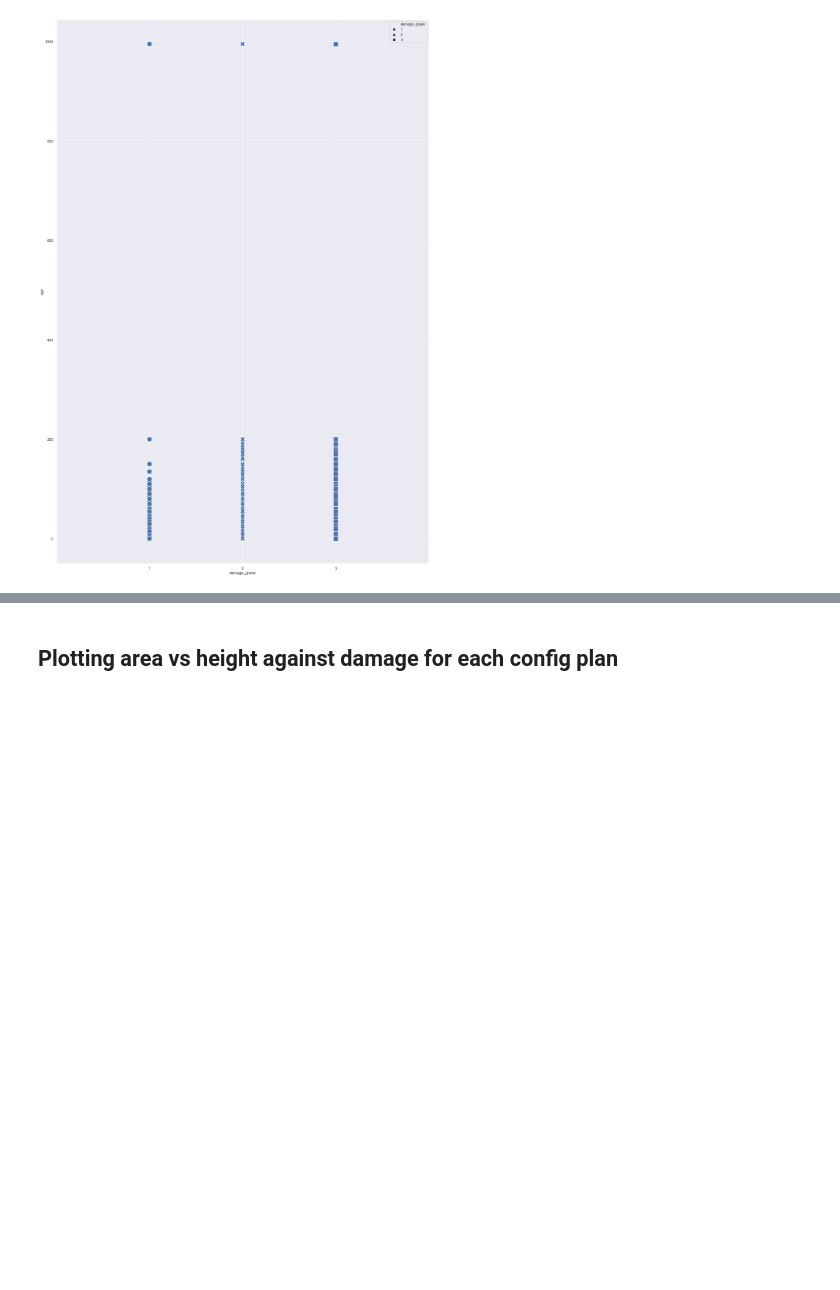
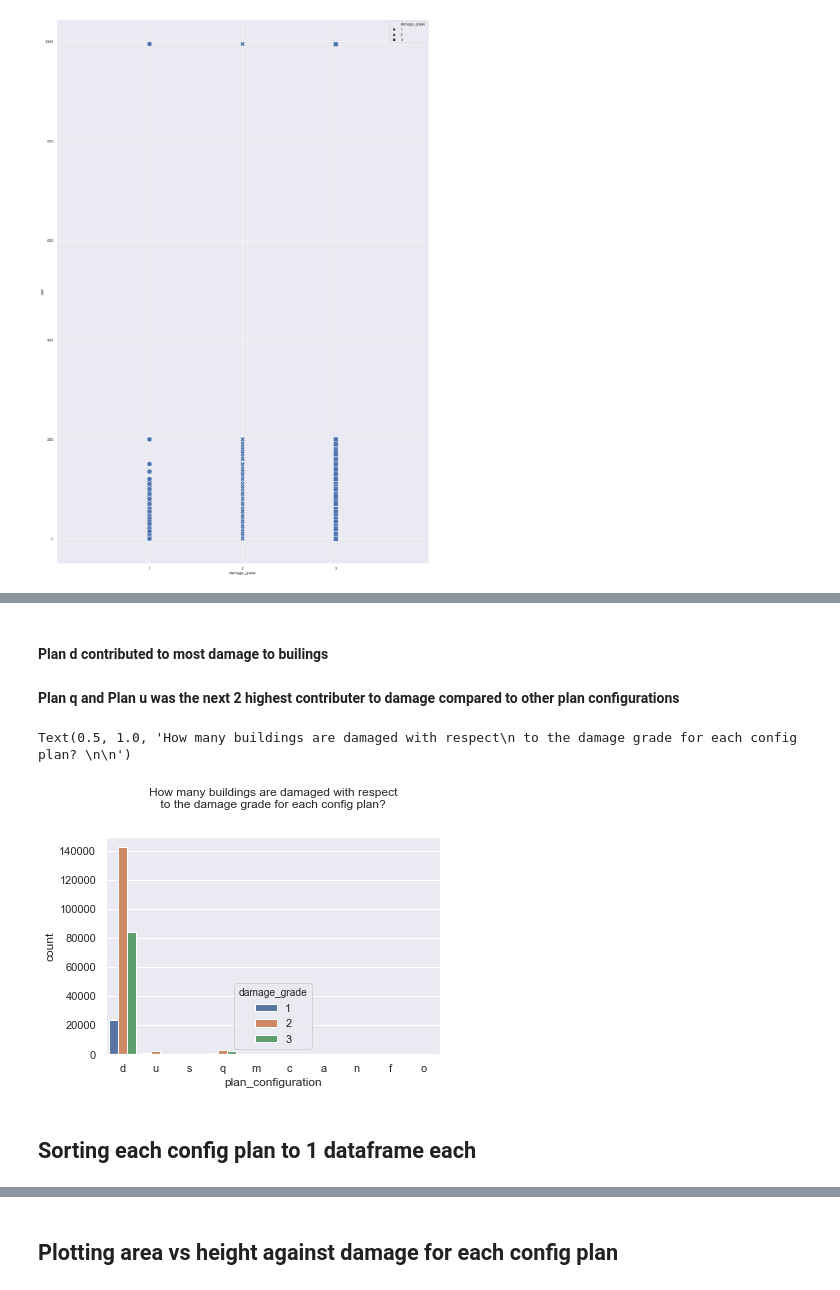
Before and after one commit to jshah39/DataSci, a Jupyter notebook: src/earthquake_shah.ipynb, the cells around one changed output, grey strips where cells are left out. Cells and saved outputs as stored; diff of their text form; code cells hidden in the pictures; blank space fills up the shorter version.

```diff
--- a/src/earthquake_shah.ipynb
+++ b/src/earthquake_shah.ipynb
@@ -130,0 +140,11 @@ Text(0.5, 1.0, 'Which plan configuration contributed to most damage?')
+# %% [markdown]
+#### Plan d contributed to most damage to builings
+#### Plan q and Plan u was the next 2 highest contributer to damage compared to other plan configurations
+# %%
+ax = sb.countplot(x="plan_configuration", hue= "damage_grade", data=combined_data)
+ax.set_title("How many buildings are damaged with respect\n to the damage grade for each config plan? \n\n")
+# %% [output]
+Text(0.5, 1.0, 'How many buildings are damaged with respect\n to the damage grade for each config plan? \n\n')
+[figure, added]
+# %% [markdown]
+## Sorting each config plan to 1 dataframe each
```
Also changed, not shown: parts of 66 cells of this notebook.
